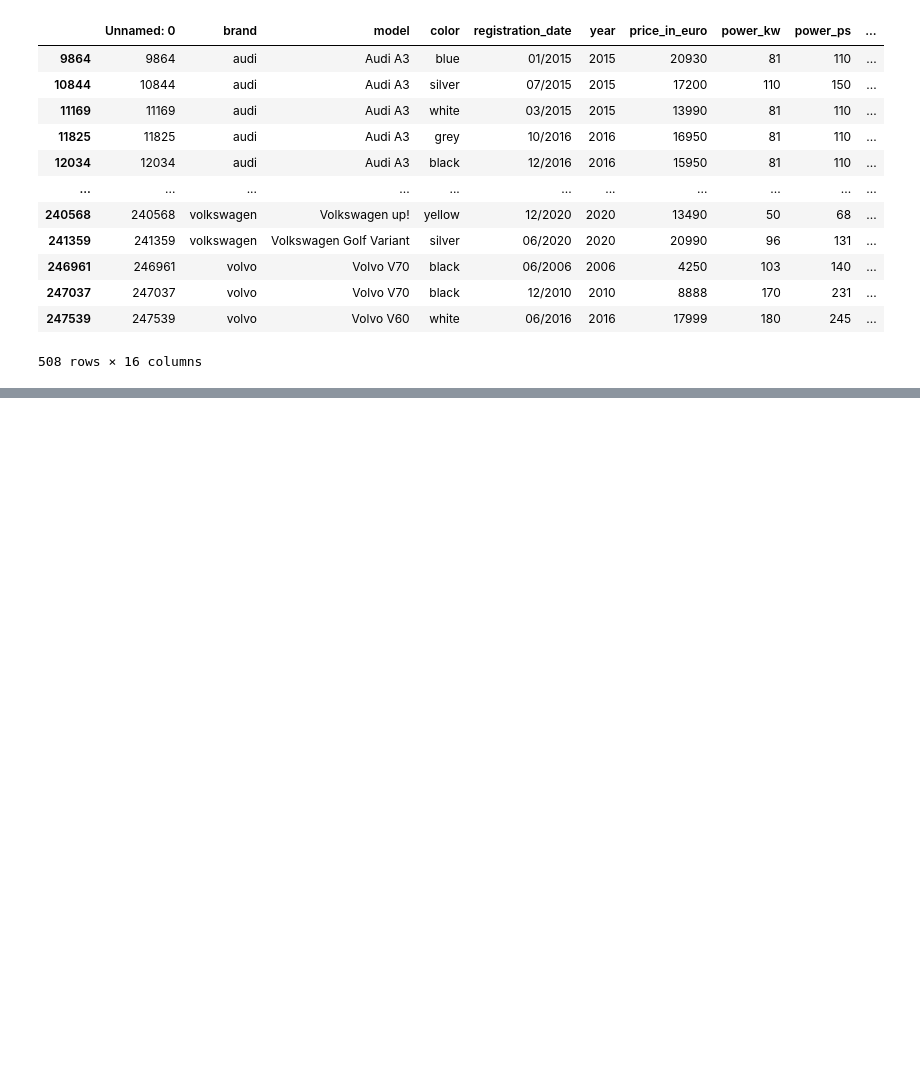
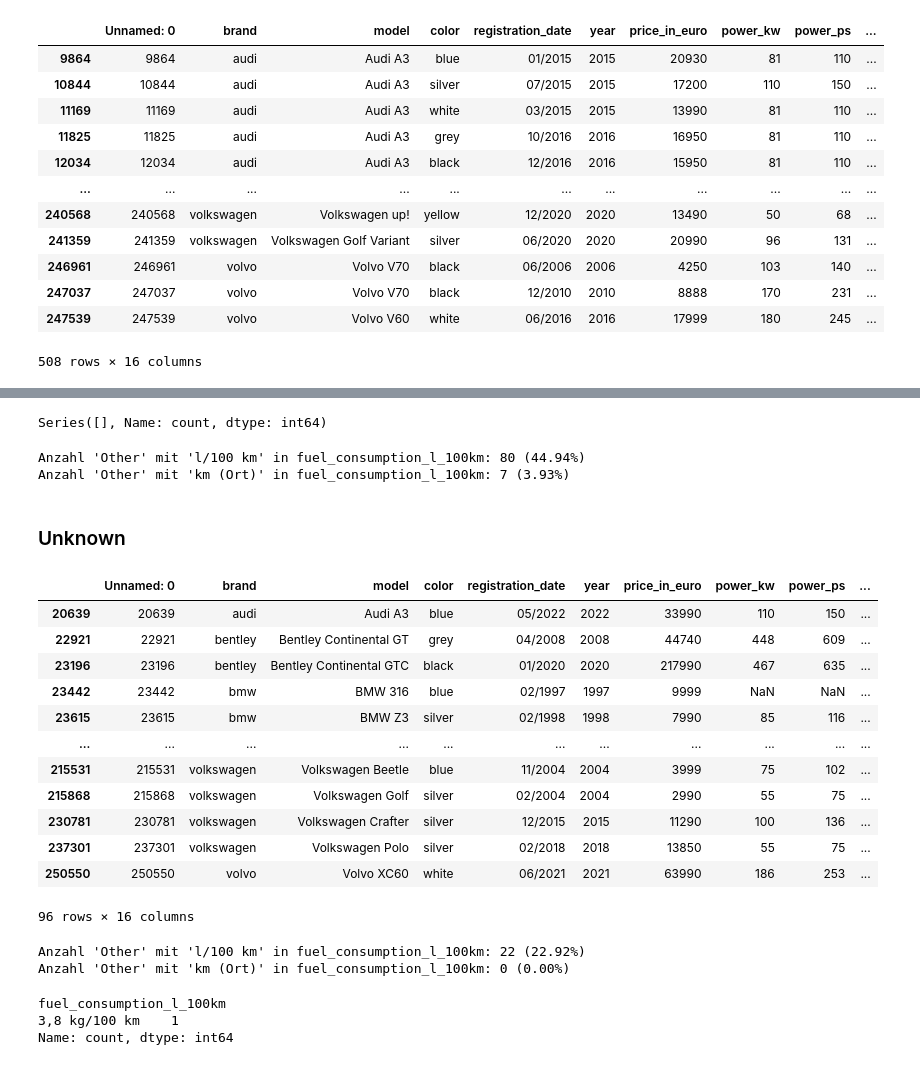
Before and after one commit to kiljos/data_mining, a Jupyter notebook: EDA/fuel_types.ipynb, the cells around one changed output, grey strips where cells are left out. Saved outputs shown, nothing was run; the diff lists cells and outputs as text; code cells hidden in the pictures; blank space fills up the shorter version.

```diff
--- a/EDA/fuel_types.ipynb
+++ b/EDA/fuel_types.ipynb
@@ -427,0 +519,78 @@ df[df['fuel_type'] == 'CNG']
+# %%
+other_df = df[df['fuel_type'] == 'Other']
+count_l_per_100km_other = other_df['fuel_consumption_l_100km'].astype(str).str.contains(r'l/100 km', na=False).sum()
+share_l_other = count_l_per_100km_other / len(other_df) * 100
+count_km_ort_other = other_df['fuel_consumption_l_100km'].astype(str).str.contains(r'km \(Ort\)', na=False)
+count_l_per_100km_other = other_df['fuel_consumption_l_100km'].astype(str).str.contains(r'l/100 km', na=False)
+
+# Maske für alles, was NICHT eines der beiden Muster enthält
+mask_other = ~(count_km_ort_other | count_l_per_100km_other)
+
+# Gefilterter DataFrame mit allen anderen Varianten
+other_variations = other_df[mask_other]
+
+# Ausgabe der verschiedenen Werte
+print(other_variations['fuel_consumption_l_100km'].value_counts())
+# %% [output]
+Series([], Name: count, dtype: int64)
+# %%
+other_df = df[df['fuel_type'] == 'Other']
+count_l_per_100km_other = other_df['fuel_consumption_l_100km'].astype(str).str.contains(r'l/100 km', na=False).sum()
+share_l_other = count_l_per_100km_other / len(other_df) * 100
+count_km_ort_other = other_df['fuel_consumption_l_100km'].astype(str).str.contains(r'km \(Ort\)', na=False).sum()
+share_km_ort_other = count_km_ort_other / len(other_df) * 100
+
+print(f"Anzahl 'Other' mit 'l/100 km' in fuel_consumption_l_100km: {count_l_per_100km_other} ({share_l_other:.2f}%)")
+print(f"Anzahl 'Other' mit 'km (Ort)' in fuel_consumption_l_100km: {count_km_ort_other} ({share_km_ort_other:.2f}%)")
+# %% [output]
+Anzahl 'Other' mit 'l/100 km' in fuel_consumption_l_100km: 80 (44.94%)
+Anzahl 'Other' mit 'km (Ort)' in fuel_consumption_l_100km: 7 (3.93%)
+# %% [markdown]
+### Unknown
+# %%
+df[df['fuel_type'] == 'Unknown']
+# %% [output]
+|  | Unnamed: 0 | brand | model | color | registration_date | year | price_in_euro | power_kw | power_ps | ... |
+| 20639 | 20639 | audi | Audi A3 | blue | 05/2022 | 2022 | 33990 | 110 | 150 | ... |
+| 22921 | 22921 | bentley | Bentley Continental GT | grey | 04/2008 | 2008 | 44740 | 448 | 609 | ... |
+| 23196 | 23196 | bentley | Bentley Continental GTC | black | 01/2020 | 2020 | 217990 | 467 | 635 | ... |
+| 23442 | 23442 | bmw | BMW 316 | blue | 02/1997 | 1997 | 9999 | NaN | NaN | ... |
+| 23615 | 23615 | bmw | BMW Z3 | silver | 02/1998 | 1998 | 7990 | 85 | 116 | ... |
+| ... | ... | ... | ... | ... | ... | ... | ... | ... | ... | ... |
+| 215531 | 215531 | volkswagen | Volkswagen Beetle | blue | 11/2004 | 2004 | 3999 | 75 | 102 | ... |
+| 215868 | 215868 | volkswagen | Volkswagen Golf | silver | 02/2004 | 2004 | 2990 | 55 | 75 | ... |
+| 230781 | 230781 | volkswagen | Volkswagen Crafter | silver | 12/2015 | 2015 | 11290 | 100 | 136 | ... |
+| 237301 | 237301 | volkswagen | Volkswagen Polo | silver | 02/2018 | 2018 | 13850 | 55 | 75 | ... |
+| 250550 | 250550 | volvo | Volvo XC60 | white | 06/2021 | 2021 | 63990 | 186 | 253 | ... |
+96 rows × 16 columns
+# %%
+other_df = df[df['fuel_type'] == 'Unknown']
+count_l_per_100km_other = other_df['fuel_consumption_l_100km'].astype(str).str.contains(r'l/100 km', na=False).sum()
+share_l_other = count_l_per_100km_other / len(other_df) * 100
+count_km_ort_other = other_df['fuel_consumption_l_100km'].astype(str).str.contains(r'km \(Ort\)', na=False).sum()
+share_km_ort_other = count_km_ort_other / len(other_df) * 100
+
+print(f"Anzahl 'Other' mit 'l/100 km' in fuel_consumption_l_100km: {count_l_per_100km_other} ({share_l_other:.2f}%)")
+print(f"Anzahl 'Other' mit 'km (Ort)' in fuel_consumption_l_100km: {count_km_ort_other} ({share_km_ort_other:.2f}%)")
+# %% [output]
+Anzahl 'Other' mit 'l/100 km' in fuel_consumption_l_100km: 22 (22.92%)
+Anzahl 'Other' mit 'km (Ort)' in fuel_consumption_l_100km: 0 (0.00%)
+# %%
+other_df = df[df['fuel_type'] == 'Unknown']
+count_l_per_100km_other = other_df['fuel_consumption_l_100km'].astype(str).str.contains(r'l/100 km', na=False).sum()
+share_l_other = count_l_per_100km_other / len(other_df) * 100
+count_km_ort_other = other_df['fuel_consumption_l_100km'].astype(str).str.contains(r'km \(Ort\)', na=False)
+count_l_per_100km_other = other_df['fuel_consumption_l_100km'].astype(str).str.contains(r'l/100 km', na=False)
+
+# Maske für alles, was NICHT eines der beiden Muster enthält
+mask_other = ~(count_km_ort_other | count_l_per_100km_other)
+
+# Gefilterter DataFrame mit allen anderen Varianten
+other_variations = other_df[mask_other]
+
+# Ausgabe der verschiedenen Werte
+print(other_variations['fuel_consumption_l_100km'].value_counts())
+# %% [output]
+fuel_consumption_l_100km
+3,8 kg/100 km    1
+Name: count, dtype: int64
```
Also changed, not shown: parts of 12 cells of this notebook, 4 other files.
